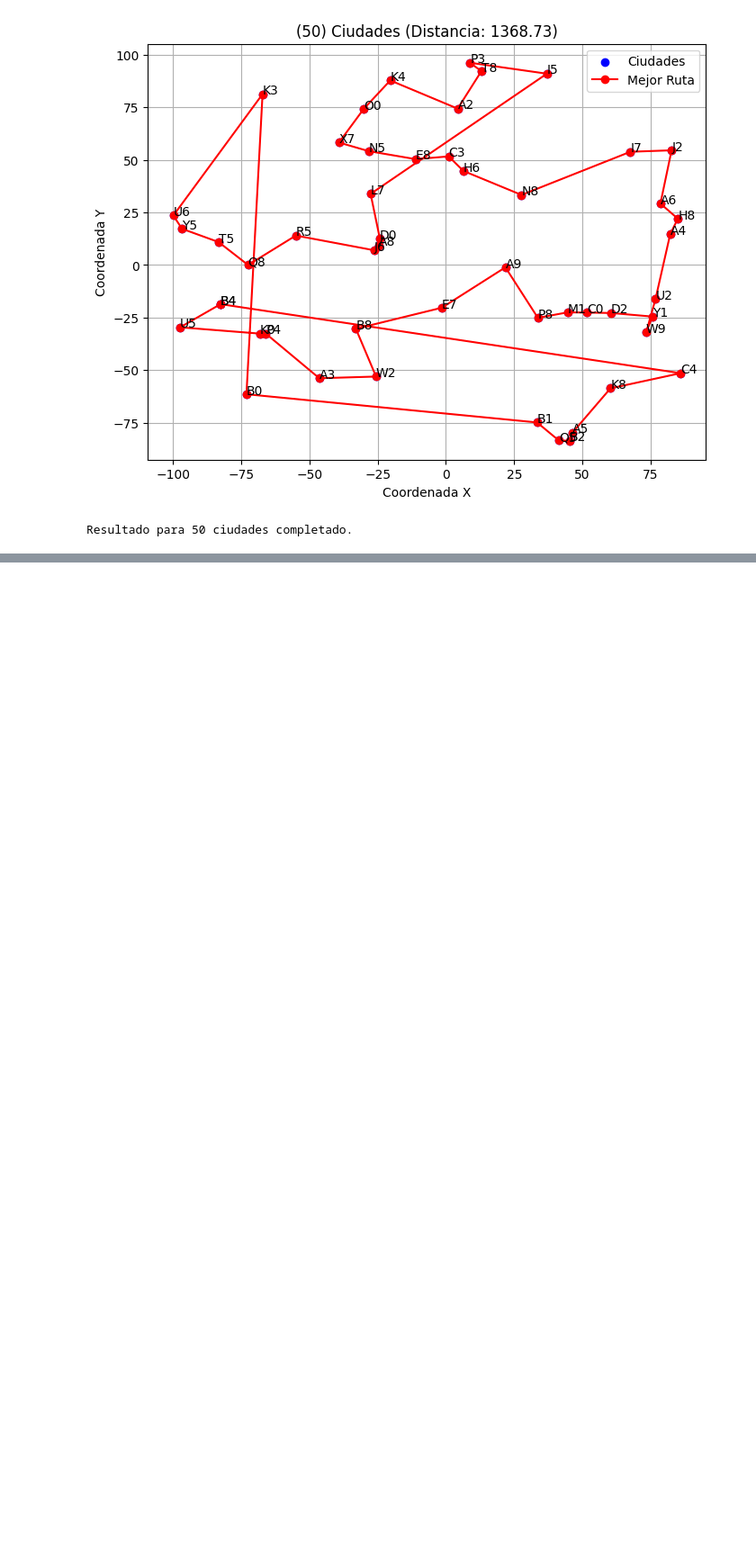
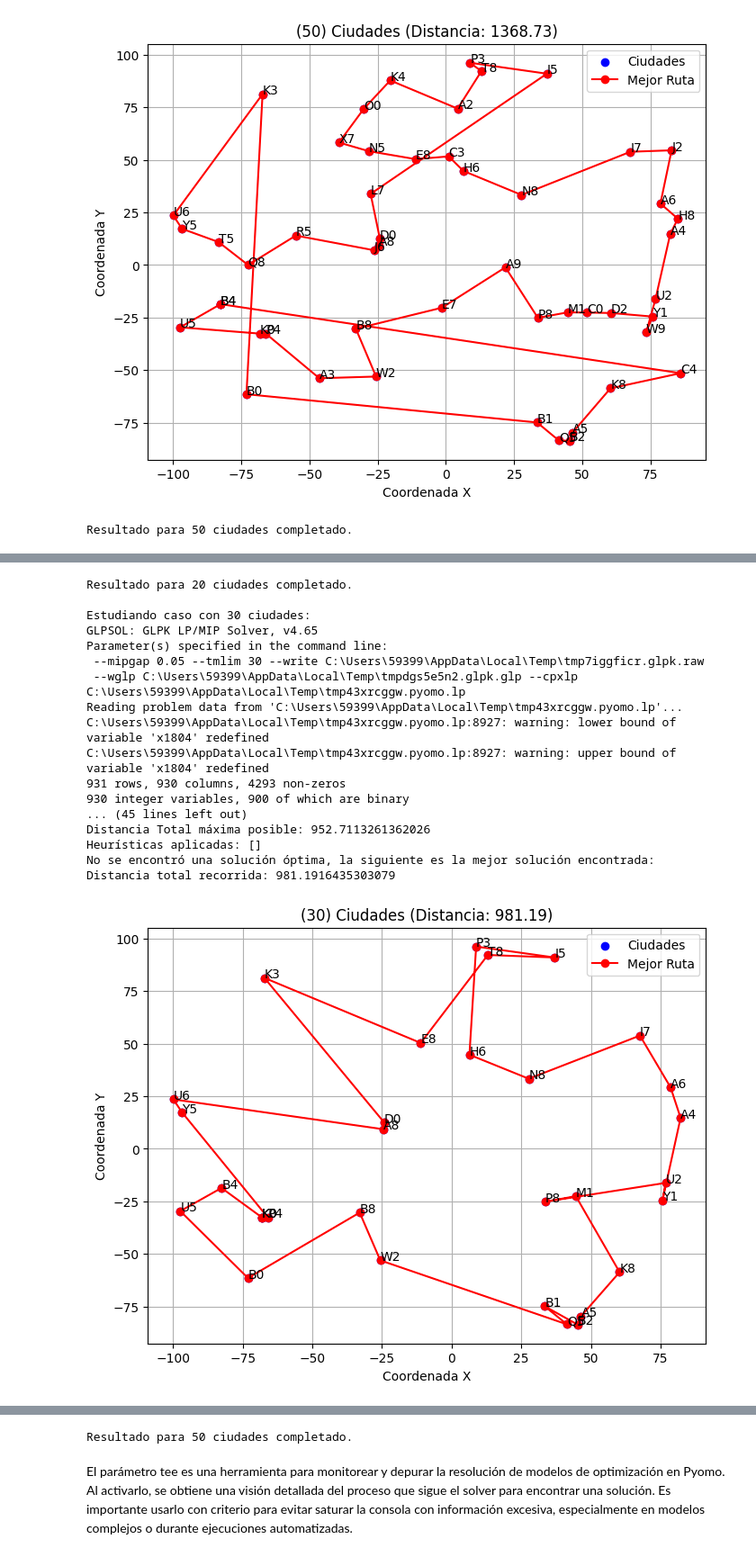
Before and after one commit to Borreguin/WorkShopUSFQ, a Jupyter notebook: Taller3/P2_TSP/P2_A.ipynb, the cells around one changed output, grey strips where cells are left out. Shown at 90% size. Saved outputs shown, nothing was run; the diff lists cells and outputs as text; code cells hidden in the pictures; blank space fills up the shorter version.

```diff
--- a/Taller3/P2_TSP/P2_A.ipynb
+++ b/Taller3/P2_TSP/P2_A.ipynb
@@ -327,0 +338,23 @@ Resultado para 50 ciudades completado.
+# %%
+def study_case_1_par_tee():
+    city_counts = [10, 20, 30, 40, 50]  # Cantidades de ciudades a probar
+    mipgap = 0.05
+    time_limit = 30
+    tee = True
+    heuristics = []
+
+    for n_cities in city_counts:
+        print(f"Estudiando caso con {n_cities} ciudades:")
+        ciudades, distancias = generar_ciudades_con_distancias(n_cities)
+        tsp = TSP(ciudades, distancias, heuristics)
+        ruta = tsp.encontrar_la_ruta_mas_corta(mipgap, time_limit, tee)
+        tsp.plotear_resultado(ruta)
+        print(f"Resultado para {n_cities} ciudades completado.\n")
+# %%
+if __name__ == "__main__":
+    print("Se ha colocado un límite de tiempo de 30 segundos para la ejecución del modelo.")
+    # as reference, see nearest neighbor heuristic
+    #study_nearest_neighbor(100)
+    # Solve the TSP problem
+    study_case_1_par_tee()
+# %% [output]
@@ -327,0 +397,18 @@ Resultado para 50 ciudades completado.
+Resultado para 20 ciudades completado.
+
+Estudiando caso con 30 ciudades:
+GLPSOL: GLPK LP/MIP Solver, v4.65
+Parameter(s) specified in the command line:
+ --mipgap 0.05 --tmlim 30 --write C:\Users\59399\AppData\Local\Temp\tmp7iggficr.glpk.raw
+ --wglp C:\Users\59399\AppData\Local\Temp\tmpdgs5e5n2.glpk.glp --cpxlp C:\Users\59399\AppData\Local\Temp\tmp43xrcggw.pyomo.lp
+Reading problem data from 'C:\Users\59399\AppData\Local\Temp\tmp43xrcggw.pyomo.lp'...
+C:\Users\59399\AppData\Local\Temp\tmp43xrcggw.pyomo.lp:8927: warning: lower bound of variable 'x1804' redefined
+C:\Users\59399\AppData\Local\Temp\tmp43xrcggw.pyomo.lp:8927: warning: upper bound of variable 'x1804' redefined
+931 rows, 930 columns, 4293 non-zeros
+930 integer variables, 900 of which are binary
+... (45 lines left out)
+Distancia Total máxima posible: 952.7113261362026
+Heurísticas aplicadas: []
+No se encontró una solución óptima, la siguiente es la mejor solución encontrada:
+Distancia total recorrida: 981.1916435303079
+[figure, added]
@@ -327,0 +451,4 @@ Resultado para 50 ciudades completado.
+Resultado para 50 ciudades completado.
+# %% [markdown]
+El parámetro tee es una herramienta para monitorear y depurar la resolución de modelos de optimización en Pyomo. Al activarlo, se obtiene una visión detallada del proceso que sigue el solver para encontrar una solución.
+Es importante usarlo con criterio para evitar saturar la consola con información excesiva, especialmente en modelos complejos o durante ejecuciones automatizadas.
```
Also changed, not shown: parts of 4 cells of this notebook.
